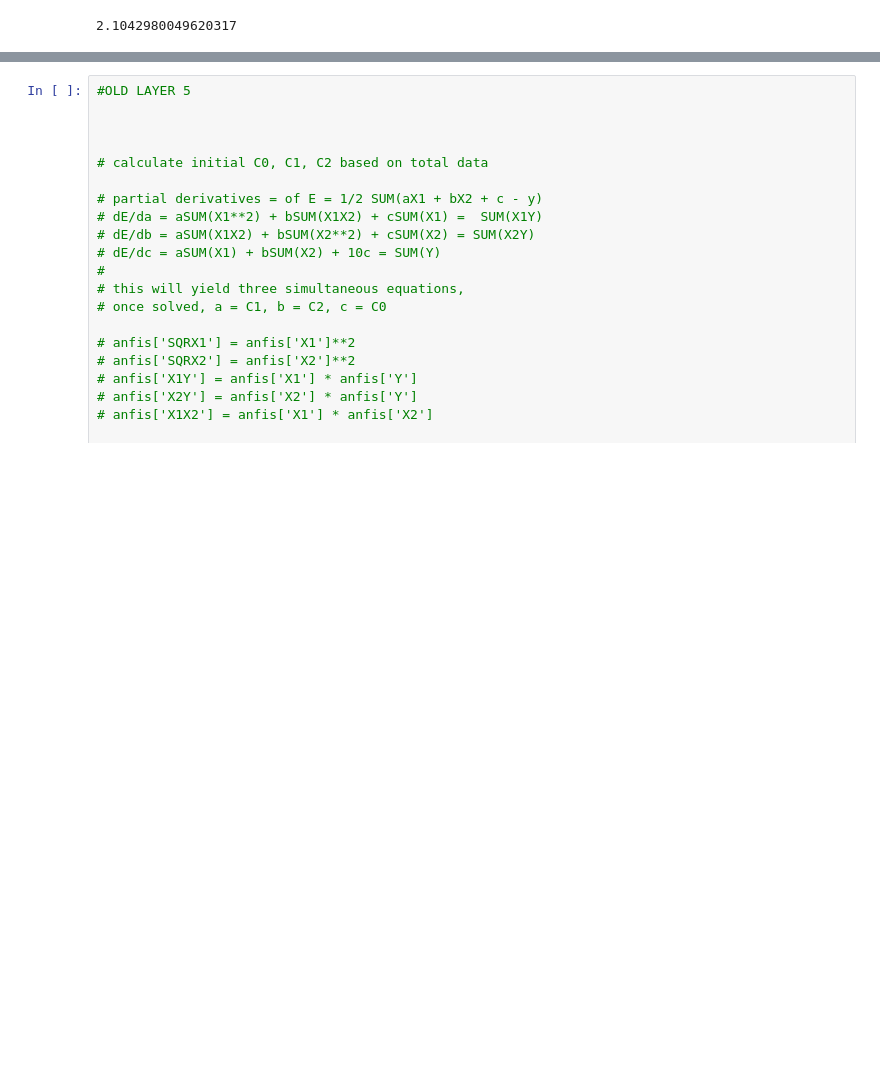
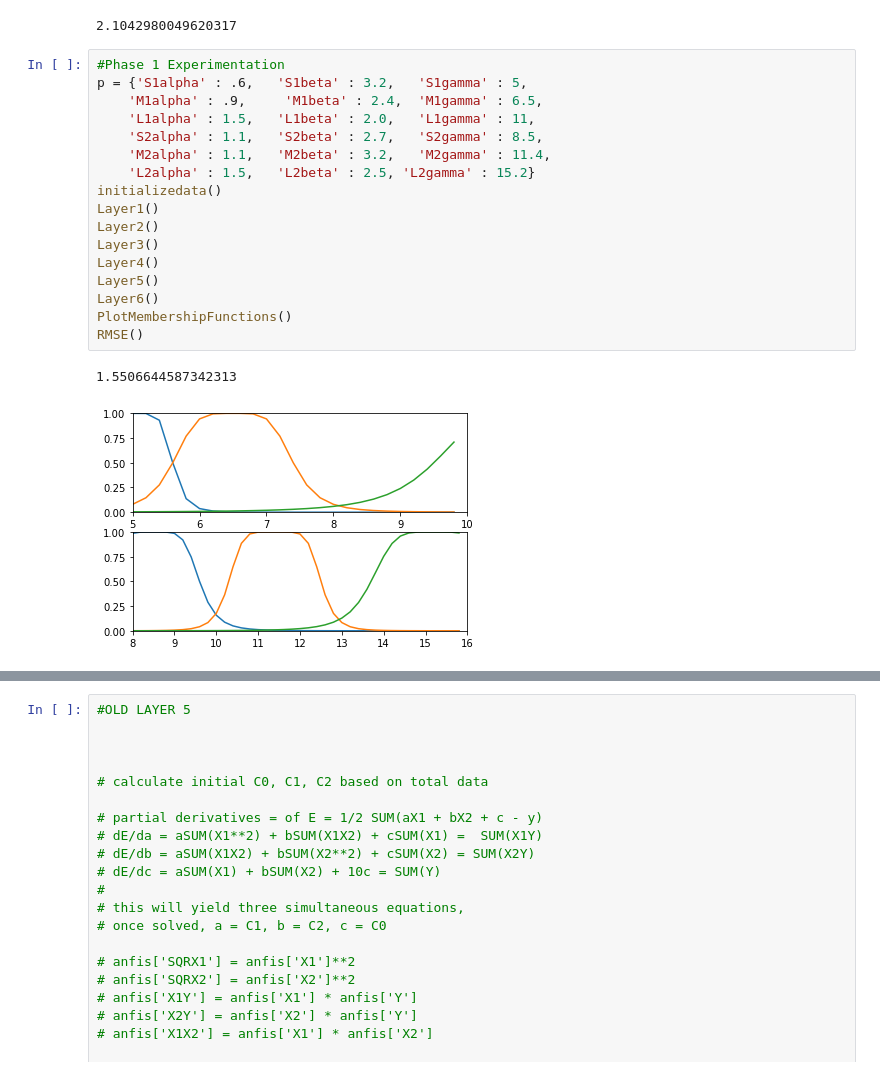
Before and after one commit to GradyKurpasi/ANFIS-Prototype, a Jupyter notebook: ANFIS Prototype.ipynb, the cells around one changed output, grey strips where cells are left out. Drawn from its saved outputs; the diff is of its cells as text; blank space fills up the shorter version.

Commit message:
RMSE = 1.55066

```diff
--- a/ANFIS Prototype.ipynb
+++ b/ANFIS Prototype.ipynb
@@ -332,4 +332,24 @@ def RMSE():
 RMSE()
 # %% [output]
 2.1042980049620317
+# %%
+#Phase 1 Experimentation
+p = {'S1alpha' : .6,   'S1beta' : 3.2,   'S1gamma' : 5,
+    'M1alpha' : .9,     'M1beta' : 2.4,  'M1gamma' : 6.5,
+    'L1alpha' : 1.5,   'L1beta' : 2.0,   'L1gamma' : 11,
+    'S2alpha' : 1.1,   'S2beta' : 2.7,   'S2gamma' : 8.5,
+    'M2alpha' : 1.1,   'M2beta' : 3.2,   'M2gamma' : 11.4,
+    'L2alpha' : 1.5,   'L2beta' : 2.5, 'L2gamma' : 15.2}
+initializedata()
+Layer1()
+Layer2()
+Layer3()
+Layer4()
+Layer5()
+Layer6()
+PlotMembershipFunctions()
+RMSE()
+# %% [output]
+1.5506644587342313
+[figure, added]
 # %%
```
Also changed, not shown: parts of 6 cells of this notebook.
